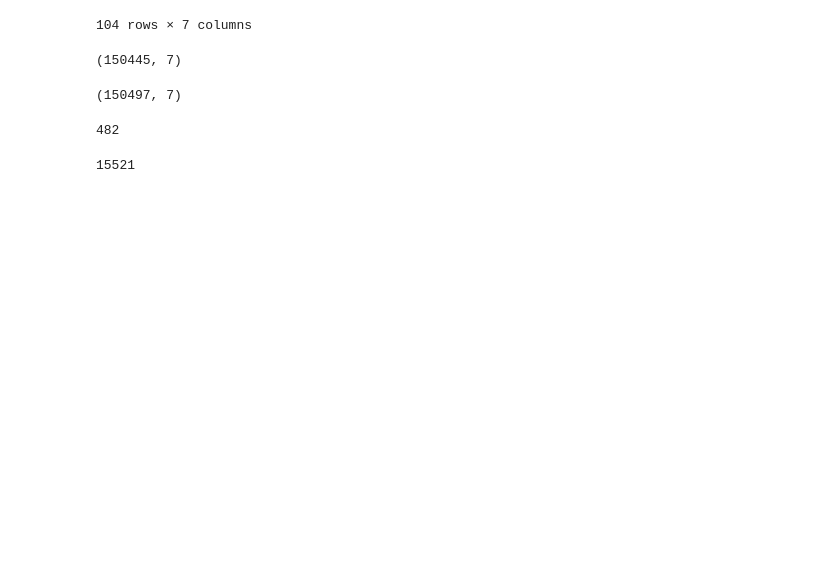
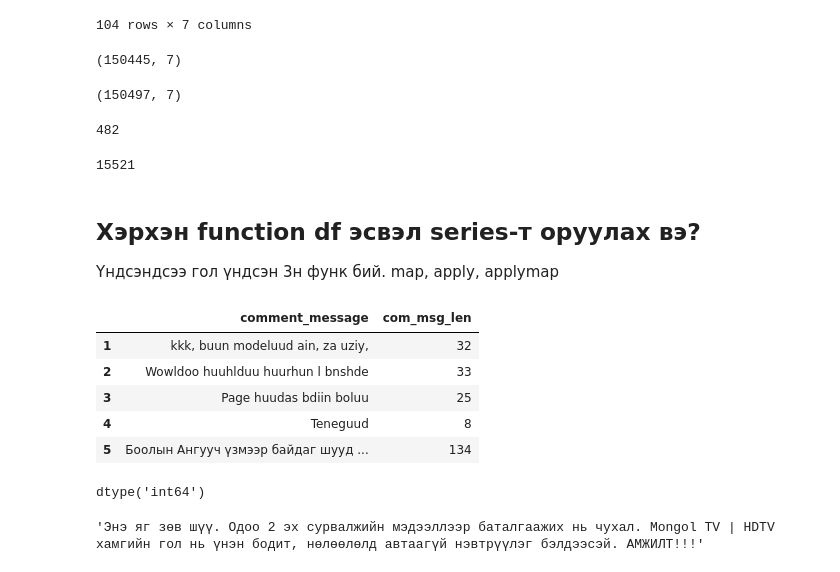
Before and after one commit to enod/Pandas_walkthrough, a Jupyter notebook: Working with Pandas 4.ipynb, the cells around one changed output. Drawn from its saved outputs; the diff is of its cells as text; code cells hidden in the pictures; blank space fills up the shorter version.

Commit message:
applying functions to series or dataframes

```diff
--- a/Working with Pandas 4.ipynb
+++ b/Working with Pandas 4.ipynb
@@ -56,3 +56,26 @@ fbcomment.duplicated(subset=['comment_message','comment_id']).sum()
 fbcomment.parent_id.notnull().sum()
 # %% [output]
 15521
+# %% [markdown]
+## Хэрхэн function df эсвэл series-т оруулах вэ?
+
+Үндсэндсээ гол үндсэн 3н функ бий. map, apply, applymap
+# %%
+fbcomment['com_msg_len'] = fbcomment.comment_message.astype(str).apply(len)
+# %%
+fbcomment.loc[1:5,['comment_message','com_msg_len']]
+# %% [output]
+|  | comment_message | com_msg_len |
+| 1 | kkk, buun modeluud ain, za uziy, | 32 |
+| 2 | Wowldoo huuhlduu huurhun l bnshde | 33 |
+| 3 | Page huudas bdiin boluu | 25 |
+| 4 | Teneguud | 8 |
+| 5 | Боолын Ангууч үзмээр байдаг шууд ... | 134 |
+# %%
+fbcomment['comment_likes'].dtype
+# %% [output]
+dtype('int64')
+# %%
+fbcomment.loc[59452,'comment_message']
+# %% [output]
+'Энэ яг зөв шүү. Одоо 2 эх сурвалжийн мэдээллээр баталгаажих нь чухал. Mongol TV | HDTV хамгийн гол нь үнэн бодит, нөлөөлөлд автаагүй нэвтрүүлэг бэлдээсэй. АМЖИЛТ!!!'
```
